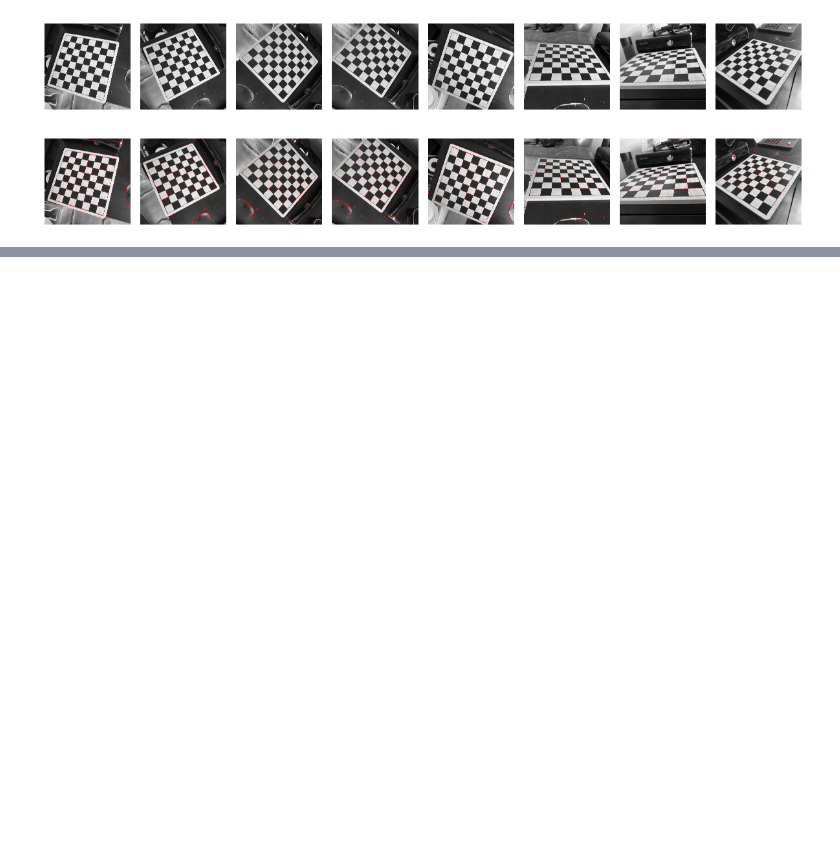
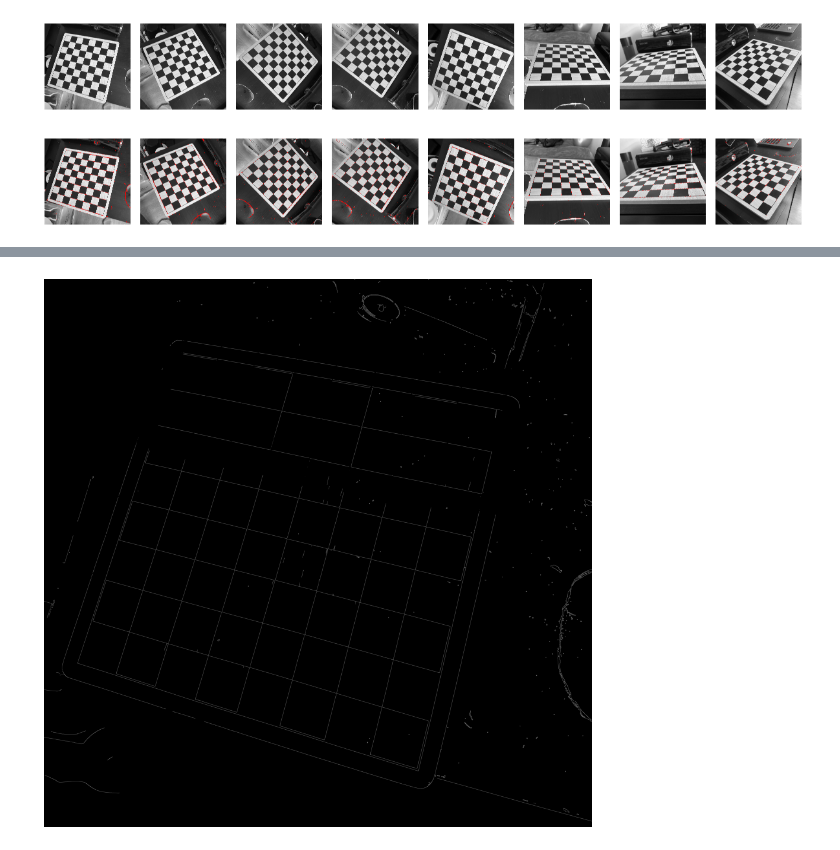
Before and after one commit to sarunasbend/chessBuddy, a Jupyter notebook: detect.ipynb, the cells around one changed output, grey strips where cells are left out. Cells and saved outputs as stored; diff of their text form; code cells hidden in the pictures; blank space fills up the shorter version.

```diff
--- a/detect.ipynb
+++ b/detect.ipynb
@@ -88,0 +127,4 @@ showMultipleImages(drawn)
+# %%
+showImage(drawn[0])
+# %% [output]
+[figure, added]
```
Also changed, not shown: parts of 1 cell of this notebook.
